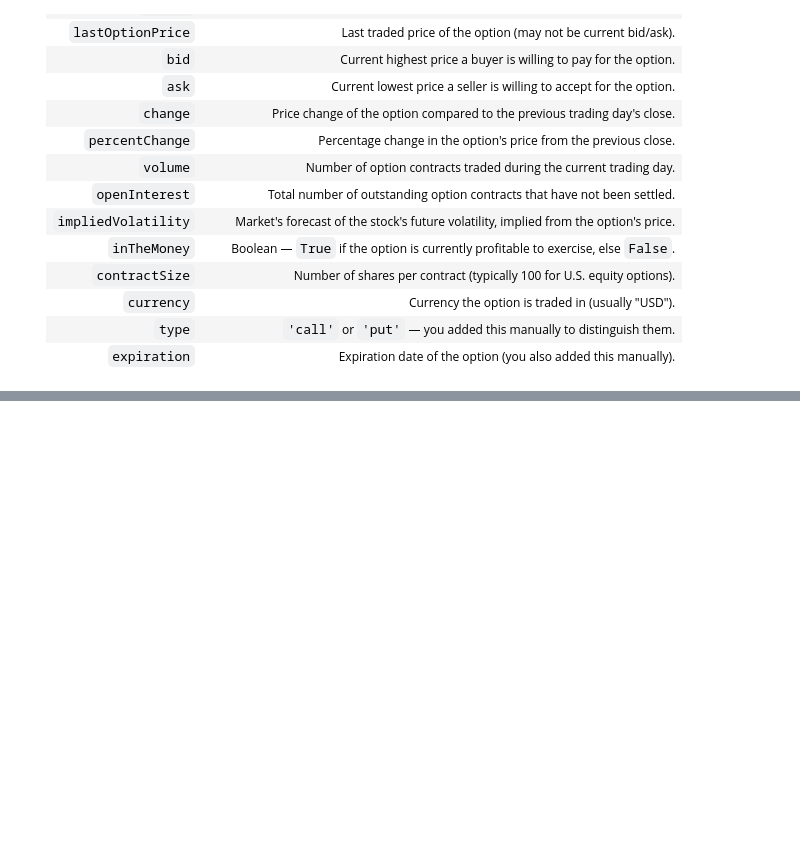
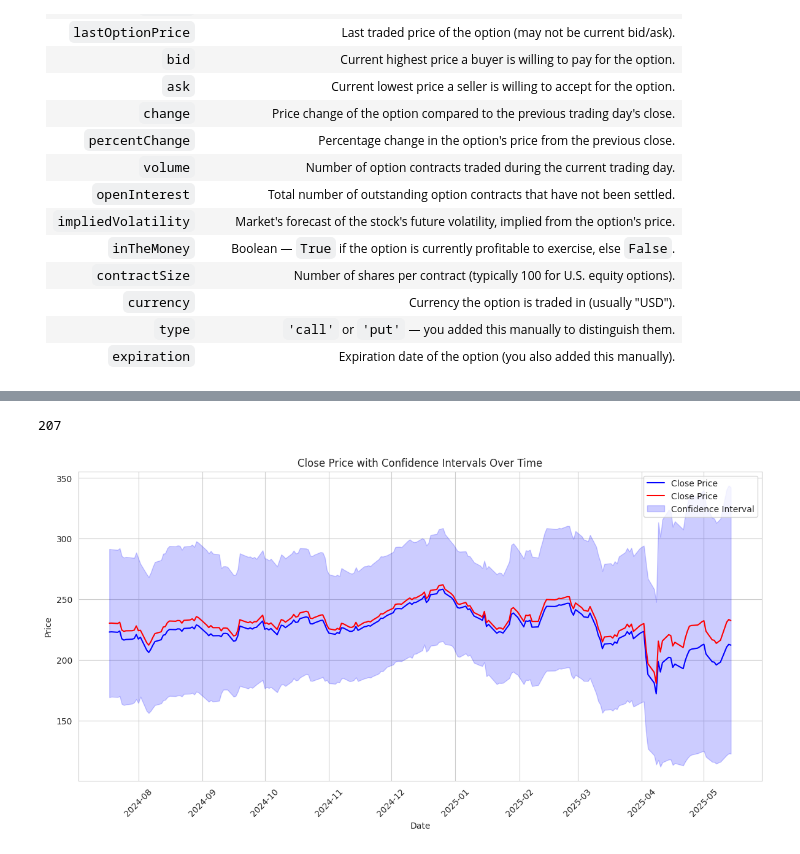
Before and after one commit to pratham-aggr/projectAlpha, a Jupyter notebook: EDA.ipynb, the cells around one changed output, grey strips where cells are left out. Drawn from its saved outputs; the diff is of its cells as text; code cells hidden in the pictures; blank space fills up the shorter version.

```diff
--- a/EDA.ipynb
+++ b/EDA.ipynb
@@ -281,0 +395,21 @@ plt.show()
+# %%
+test_df = test_df.reset_index()
+# %%
+ci_lower = []
+ci_upper = []
+for i in range(train_df.shape[0]-1):
+
+    start_date = train_df['Date'].iloc[i]
+    end_date = test_df['Date'].iloc[i]
+
+    analyzer = GBMAnalyzer(stock_data, 0.25)
+
+    mean_log, std_log = analyzer.gbm_log_stats(start_date, end_date)
+    ci_low, ci_high = analyzer.confidence_interval(start_date, end_date)
+    ci_lower.append(ci_low)
+    ci_upper.append(ci_high)
+ci_lower.append(0)
+ci_upper.append(0)
+# %%
+train_df['ci_lower'] = ci_lower
+train_df['ci_upper'] = ci_upper
@@ -281,0 +432,22 @@ plt.show()
+# %%
+test_df.shape[0]
+# %% [output]
+207
+# %%
+train_df['mean'] = (train_df['ci_lower'] +  train_df['ci_upper'])/2
+# %%
+# Plot again
+plt.figure(figsize=(12, 6))
+plt.plot(test_df["Date"], test_df["Close"], label="Close Price", color="blue")
+plt.plot(test_df["Date"], train_df["mean"][:-1], label="Close Price", color="red")
+plt.fill_between(test_df["Date"], train_df["ci_lower"][:-1], train_df["ci_upper"][:-1], color="blue", alpha=0.2, label="Confidence Interval")
+plt.xlabel("Date")
+plt.ylabel("Price")
+plt.title("Close Price with Confidence Intervals Over Time")
+plt.legend()
+plt.grid(True)
+plt.tight_layout()
+plt.xticks(rotation=45)
+plt.show()
+# %% [output]
+[figure, added]
```
Also changed, not shown: parts of 13 cells of this notebook, 7 other files.
